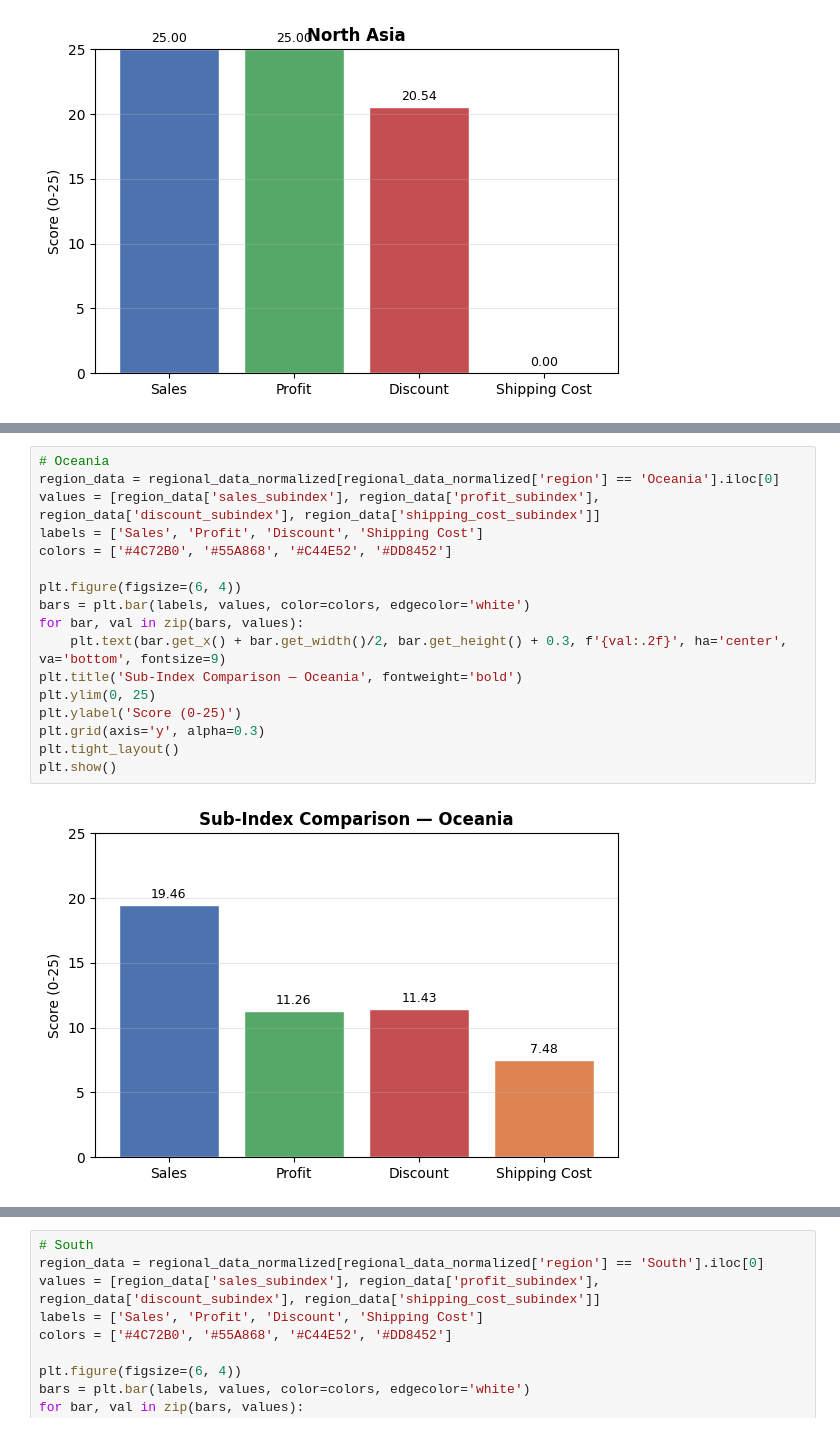
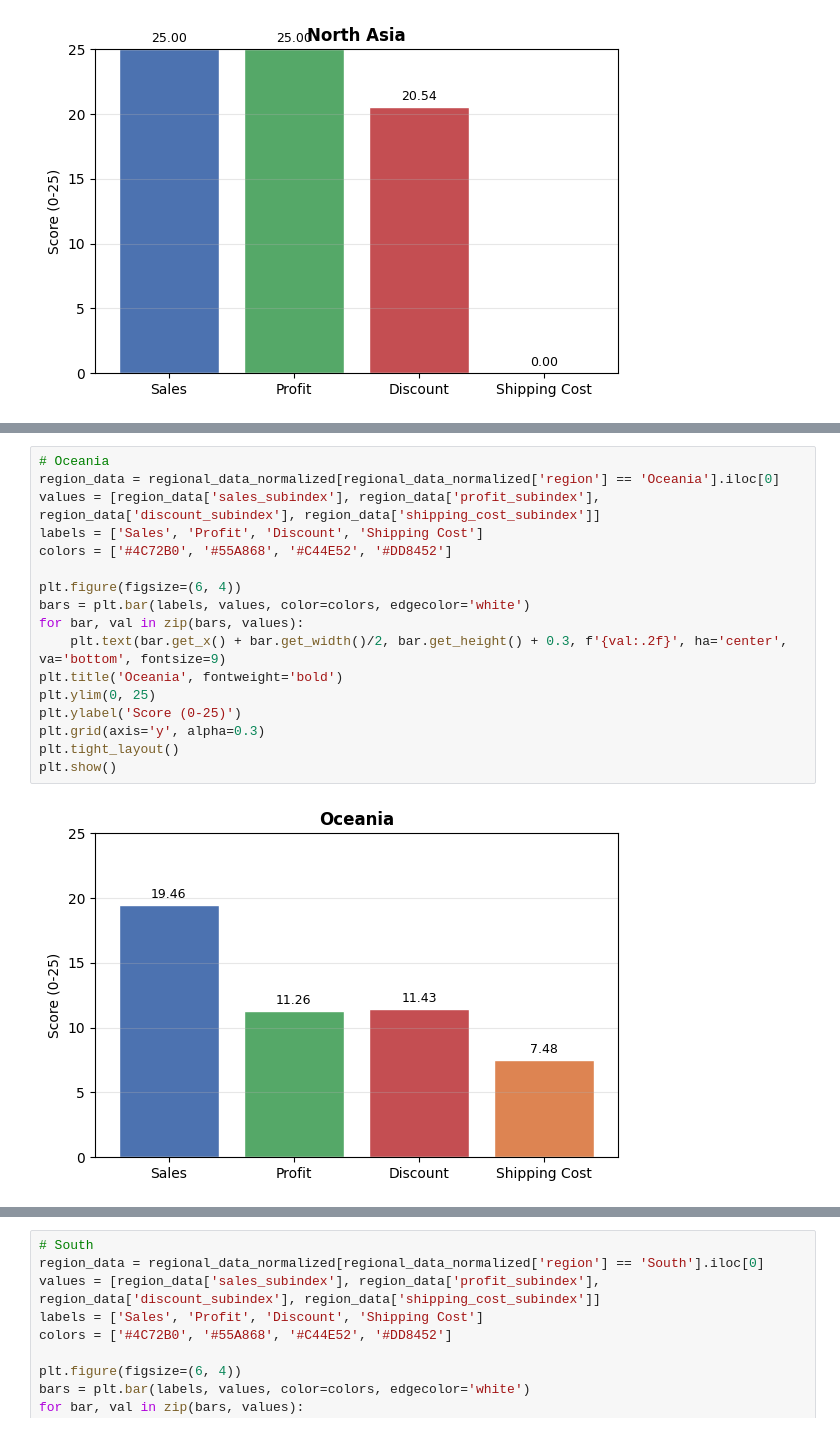
Before and after one commit to HaroldasT2/Data_Analysis_and_Visualisation_CA1, a Jupyter notebook: Indicator_analysis.ipynb, the cells around one changed output, grey strips where cells are left out. Cells and saved outputs as stored; diff of their text form.

```diff
--- a/Indicator_analysis.ipynb
+++ b/Indicator_analysis.ipynb
@@ -2348,19 +2476,19 @@ plt.show()
 # %%
 # Oceania
 region_data = regional_data_normalized[regional_data_normalized['region'] == 'Oceania'].iloc[0]
 values = [region_data['sales_subindex'], region_data['profit_subindex'], region_data['discount_subindex'], region_data['shipping_cost_subindex']]
 labels = ['Sales', 'Profit', 'Discount', 'Shipping Cost']
 colors = ['#4C72B0', '#55A868', '#C44E52', '#DD8452']
 
 plt.figure(figsize=(6, 4))
 bars = plt.bar(labels, values, color=colors, edgecolor='white')
 for bar, val in zip(bars, values):
     plt.text(bar.get_x() + bar.get_width()/2, bar.get_height() + 0.3, f'{val:.2f}', ha='center', va='bottom', fontsize=9)
-plt.title('Sub-Index Comparison — Oceania', fontweight='bold')
+plt.title('Oceania', fontweight='bold')
 plt.ylim(0, 25)
 plt.ylabel('Score (0-25)')
 plt.grid(axis='y', alpha=0.3)
 plt.tight_layout()
 plt.show()
 # %% [output]
-[figure, old version]
+[figure, new version]
```
Also changed, not shown: parts of 13 cells of this notebook.
